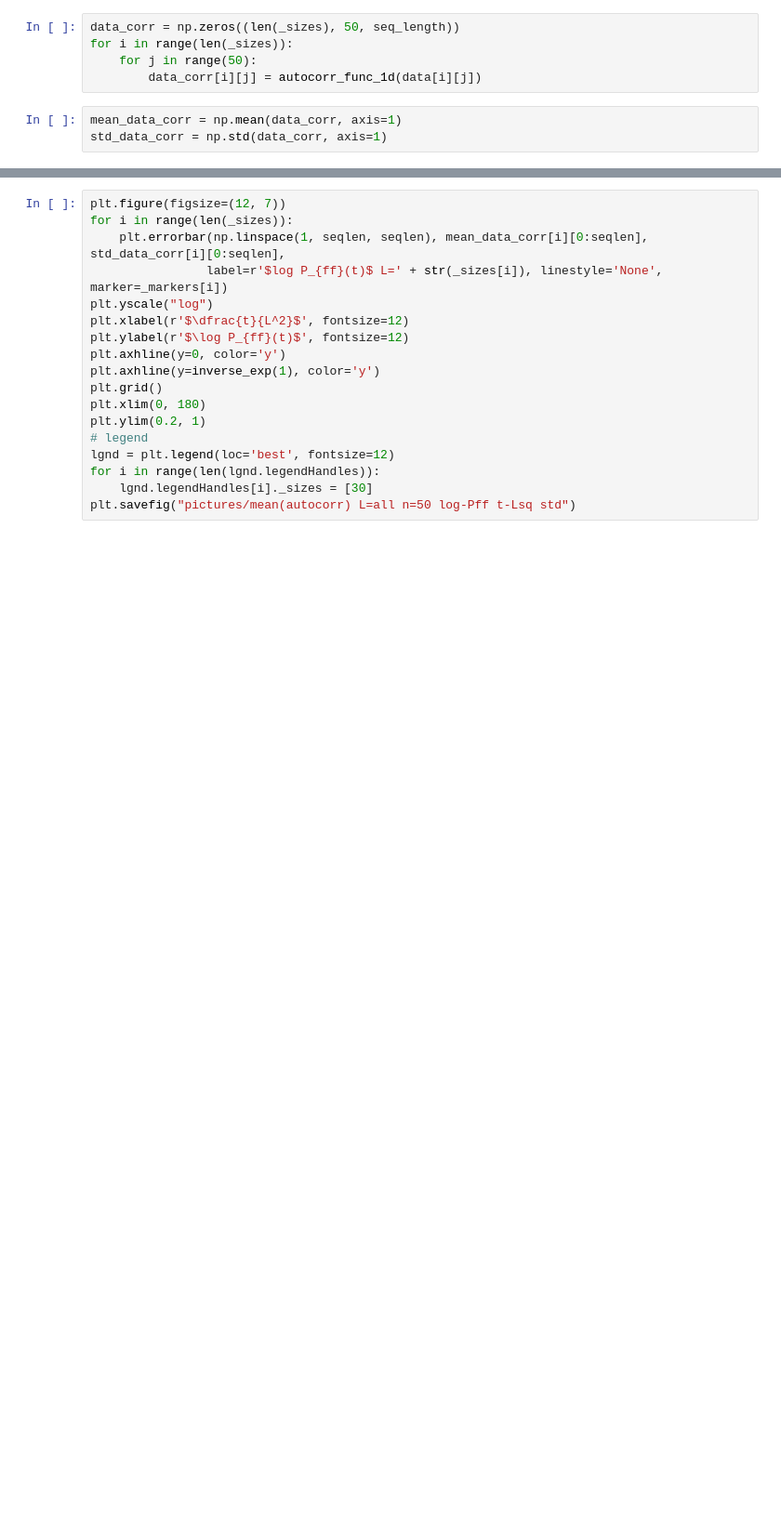
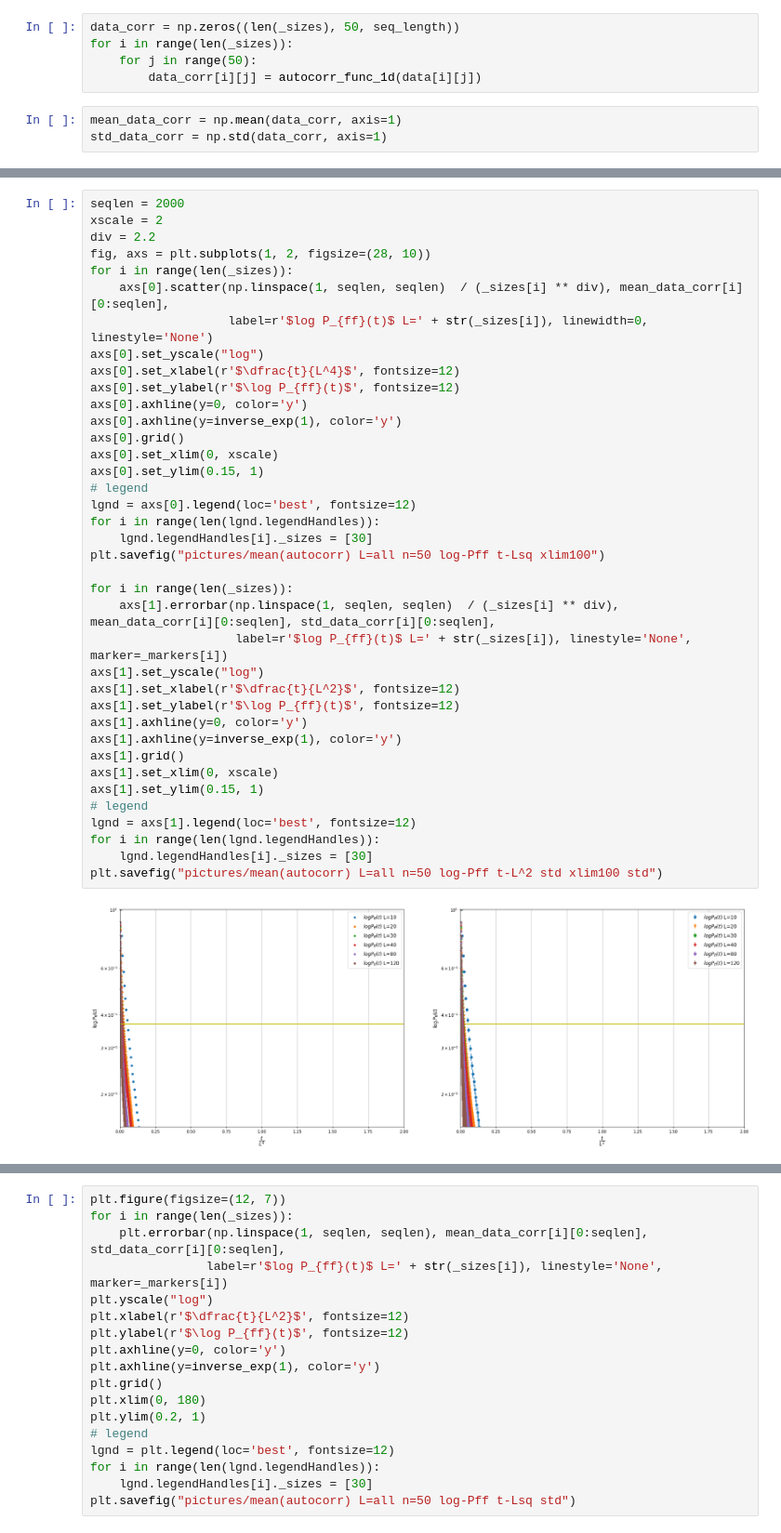
Before and after one commit to noDGodiaev/statistical-physics-models-with-ml, a Jupyter notebook: Generation of configurations/Autocor time count/Count autocor #1.ipynb, the cells around one changed output, grey strips where cells are left out. Shown at 93% size. Saved outputs shown, nothing was run; the diff lists cells and outputs as text; blank space fills up the shorter version.

```diff
--- a/Generation of configurations/Autocor time count/Count autocor #1.ipynb
+++ b/Generation of configurations/Autocor time count/Count autocor #1.ipynb
@@ -229,0 +222,40 @@ plt.savefig("pictures/mean(autocorr) L=all n=50 log-Pff t-Lsq")
+# %%
+seqlen = 2000
+xscale = 2
+div = 2.2
+fig, axs = plt.subplots(1, 2, figsize=(28, 10))
+for i in range(len(_sizes)):
+    axs[0].scatter(np.linspace(1, seqlen, seqlen)  / (_sizes[i] ** div), mean_data_corr[i][0:seqlen],
+                   label=r'$log P_{ff}(t)$ L=' + str(_sizes[i]), linewidth=0, linestyle='None')
+axs[0].set_yscale("log")
+axs[0].set_xlabel(r'$\dfrac{t}{L^4}$', fontsize=12)
+axs[0].set_ylabel(r'$\log P_{ff}(t)$', fontsize=12)
+axs[0].axhline(y=0, color='y')
+axs[0].axhline(y=inverse_exp(1), color='y')
+axs[0].grid()
+axs[0].set_xlim(0, xscale)
+axs[0].set_ylim(0.15, 1)
+# legend
+lgnd = axs[0].legend(loc='best', fontsize=12)
+for i in range(len(lgnd.legendHandles)):
+    lgnd.legendHandles[i]._sizes = [30]
+plt.savefig("pictures/mean(autocorr) L=all n=50 log-Pff t-Lsq xlim100")
+
+for i in range(len(_sizes)):
+    axs[1].errorbar(np.linspace(1, seqlen, seqlen)  / (_sizes[i] ** div), mean_data_corr[i][0:seqlen], std_data_corr[i][0:seqlen],
+                    label=r'$log P_{ff}(t)$ L=' + str(_sizes[i]), linestyle='None', marker=_markers[i])
+axs[1].set_yscale("log")
+axs[1].set_xlabel(r'$\dfrac{t}{L^2}$', fontsize=12)
+axs[1].set_ylabel(r'$\log P_{ff}(t)$', fontsize=12)
+axs[1].axhline(y=0, color='y')
+axs[1].axhline(y=inverse_exp(1), color='y')
+axs[1].grid()
+axs[1].set_xlim(0, xscale)
+axs[1].set_ylim(0.15, 1)
+# legend
+lgnd = axs[1].legend(loc='best', fontsize=12)
+for i in range(len(lgnd.legendHandles)):
+    lgnd.legendHandles[i]._sizes = [30]
+plt.savefig("pictures/mean(autocorr) L=all n=50 log-Pff t-L^2 std xlim100 std")
+# %% [output]
+[figure, added]
```
Also changed, not shown: parts of 6 cells of this notebook, 51 other files.
